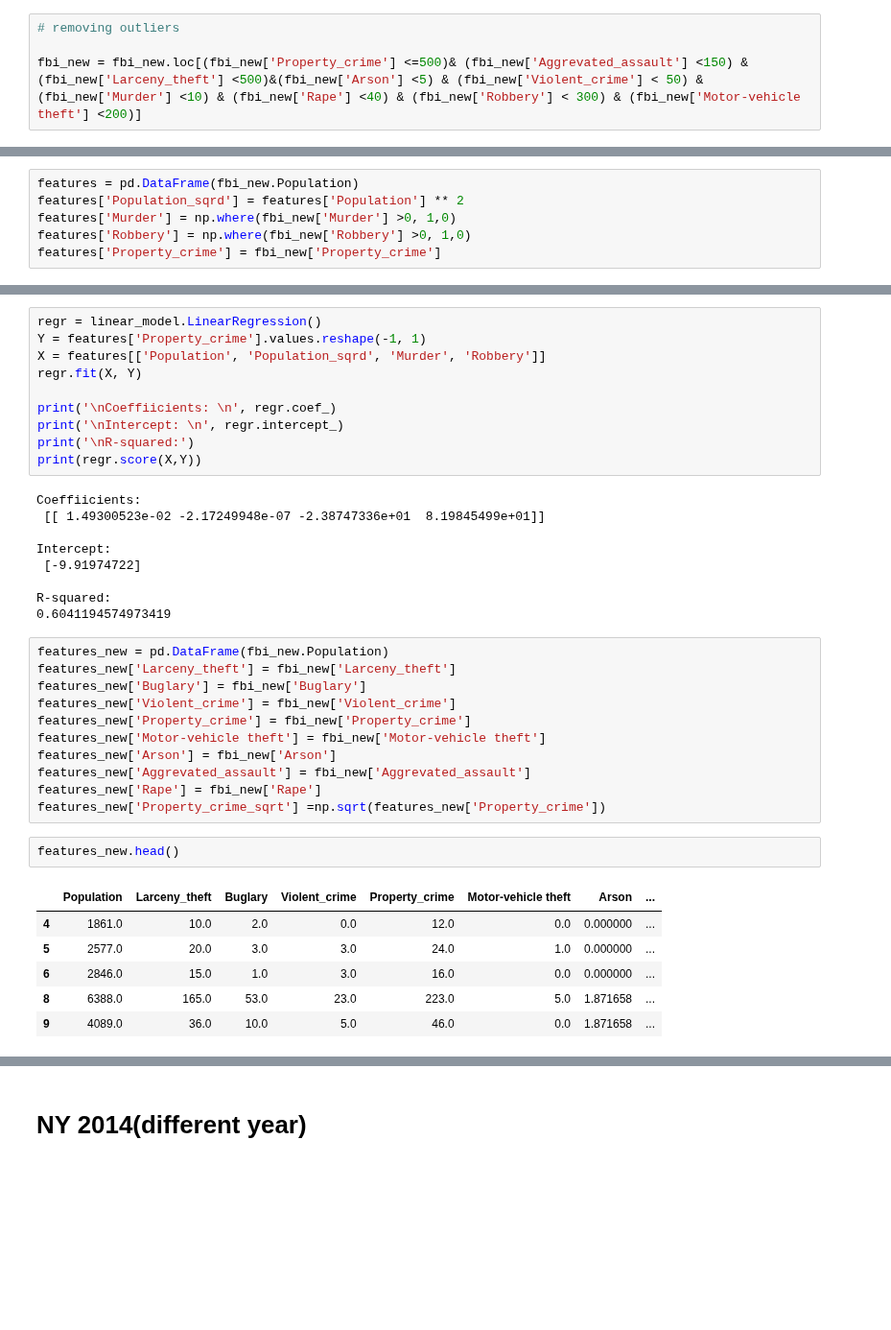
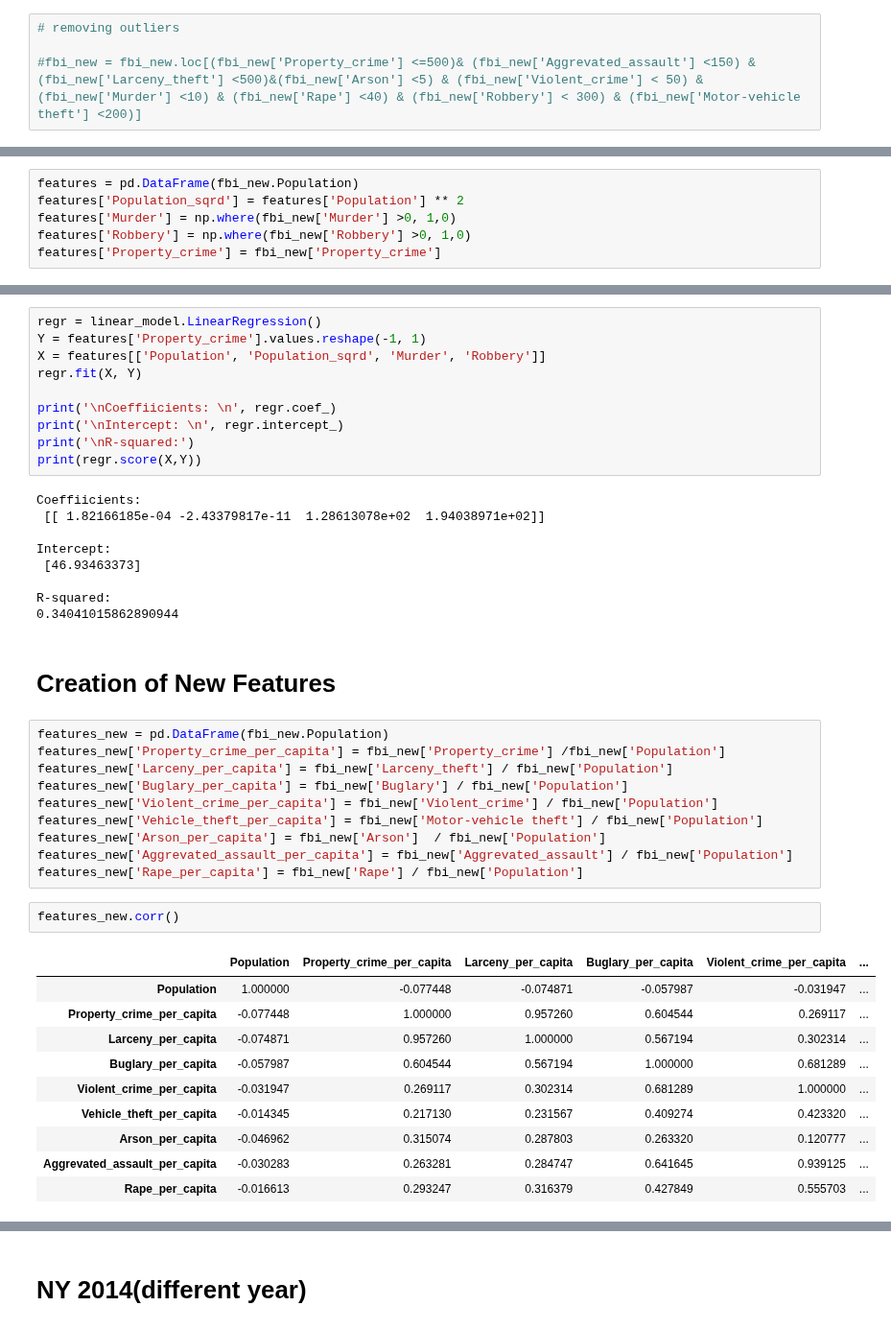
Before and after one commit to innawendell/Describing-Data-, a Jupyter notebook: Multi_Variable_regression.ipynb, the cells around one changed output, grey strips where cells are left out. Shown at 96% size. Saved outputs shown, nothing was run; the diff lists cells and outputs as text; blank space fills up the shorter version.

```diff
--- a/Multi_Variable_regression.ipynb
+++ b/Multi_Variable_regression.ipynb
@@ -154,7 +153,7 @@ fbi_new.fillna(fbi_new.mean(), inplace = True)
 # %%
 # removing outliers
 
-fbi_new = fbi_new.loc[(fbi_new['Property_crime'] <=500)& (fbi_new['Aggrevated_assault'] <150) &(fbi_new['Larceny_theft'] <500)&(fbi_new['Arson'] <5) & (fbi_new['Violent_crime'] < 50) & (fbi_new['Murder'] <10) & (fbi_new['Rape'] <40) & (fbi_new['Robbery'] < 300) & (fbi_new['Motor-vehicle theft'] <200)]
+#fbi_new = fbi_new.loc[(fbi_new['Property_crime'] <=500)& (fbi_new['Aggrevated_assault'] <150) &(fbi_new['Larceny_theft'] <500)&(fbi_new['Arson'] <5) & (fbi_new['Violent_crime'] < 50) & (fbi_new['Murder'] <10) & (fbi_new['Rape'] <40) & (fbi_new['Robbery'] < 300) & (fbi_new['Motor-vehicle theft'] <200)]
 # %%
 fbi_new.head()
 # %% [output]
@@ -208,30 +192,35 @@ print('\nR-squared:')
 print(regr.score(X,Y))
 # %% [output]
 Coeffiicients:
- [[ 1.49300523e-02 -2.17249948e-07 -2.38747336e+01  8.19845499e+01]]
+ [[ 1.82166185e-04 -2.43379817e-11  1.28613078e+02  1.94038971e+02]]
 
 Intercept:
- [-9.91974722]
+ [46.93463373]
 
 R-squared:
-0.6041194574973419
+0.34041015862890944
+# %% [markdown]
+# Creation of New Features
 # %%
 features_new = pd.DataFrame(fbi_new.Population)
-features_new['Larceny_theft'] = fbi_new['Larceny_theft']
-features_new['Buglary'] = fbi_new['Buglary']
-features_new['Violent_crime'] = fbi_new['Violent_crime']
-features_new['Property_crime'] = fbi_new['Property_crime']
-features_new['Motor-vehicle theft'] = fbi_new['Motor-vehicle theft']
-features_new['Arson'] = fbi_new['Arson']
-features_new['Aggrevated_assault'] = fbi_new['Aggrevated_assault']
-features_new['Rape'] = fbi_new['Rape']
-features_new['Property_crime_sqrt'] =np.sqrt(features_new['Property_crime'])
+features_new['Property_crime_per_capita'] = fbi_new['Property_crime'] /fbi_new['Population']
+features_new['Larceny_per_capita'] = fbi_new['Larceny_theft'] / fbi_new['Population']
+features_new['Buglary_per_capita'] = fbi_new['Buglary'] / fbi_new['Population']
+features_new['Violent_crime_per_capita'] = fbi_new['Violent_crime'] / fbi_new['Population']
+features_new['Vehicle_theft_per_capita'] = fbi_new['Motor-vehicle theft'] / fbi_new['Population']
+features_new['Arson_per_capita'] = fbi_new['Arson']  / fbi_new['Population']
+features_new['Aggrevated_assault_per_capita'] = fbi_new['Aggrevated_assault'] / fbi_new['Population']
+features_new['Rape_per_capita'] = fbi_new['Rape'] / fbi_new['Population']
 # %%
-features_new.head()
+features_new.corr()
 # %% [output]
-|  | Population | Larceny_theft | Buglary | Violent_crime | Property_crime | Motor-vehicle theft | Arson | ... |
-| 4 | 1861.0 | 10.0 | 2.0 | 0.0 | 12.0 | 0.0 | 0.000000 | ... |
-| 5 | 2577.0 | 20.0 | 3.0 | 3.0 | 24.0 | 1.0 | 0.000000 | ... |
-| 6 | 2846.0 | 15.0 | 1.0 | 3.0 | 16.0 | 0.0 | 0.000000 | ... |
-| 8 | 6388.0 | 165.0 | 53.0 | 23.0 | 223.0 | 5.0 | 1.871658 | ... |
-| 9 | 4089.0 | 36.0 | 10.0 | 5.0 | 46.0 | 0.0 | 1.871658 | ... |
+|  | Population | Property_crime_per_capita | Larceny_per_capita | Buglary_per_capita | Violent_crime_per_capita | ... |
+| Population | 1.000000 | -0.077448 | -0.074871 | -0.057987 | -0.031947 | ... |
+| Property_crime_per_capita | -0.077448 | 1.000000 | 0.957260 | 0.604544 | 0.269117 | ... |
+| Larceny_per_capita | -0.074871 | 0.957260 | 1.000000 | 0.567194 | 0.302314 | ... |
+| Buglary_per_capita | -0.057987 | 0.604544 | 0.567194 | 1.000000 | 0.681289 | ... |
+| Violent_crime_per_capita | -0.031947 | 0.269117 | 0.302314 | 0.681289 | 1.000000 | ... |
+| Vehicle_theft_per_capita | -0.014345 | 0.217130 | 0.231567 | 0.409274 | 0.423320 | ... |
+| Arson_per_capita | -0.046962 | 0.315074 | 0.287803 | 0.263320 | 0.120777 | ... |
+| Aggrevated_assault_per_capita | -0.030283 | 0.263281 | 0.284747 | 0.641645 | 0.939125 | ... |
+| Rape_per_capita | -0.016613 | 0.293247 | 0.316379 | 0.427849 | 0.555703 | ... |
```
Also changed, not shown: parts of 31 cells of this notebook.
